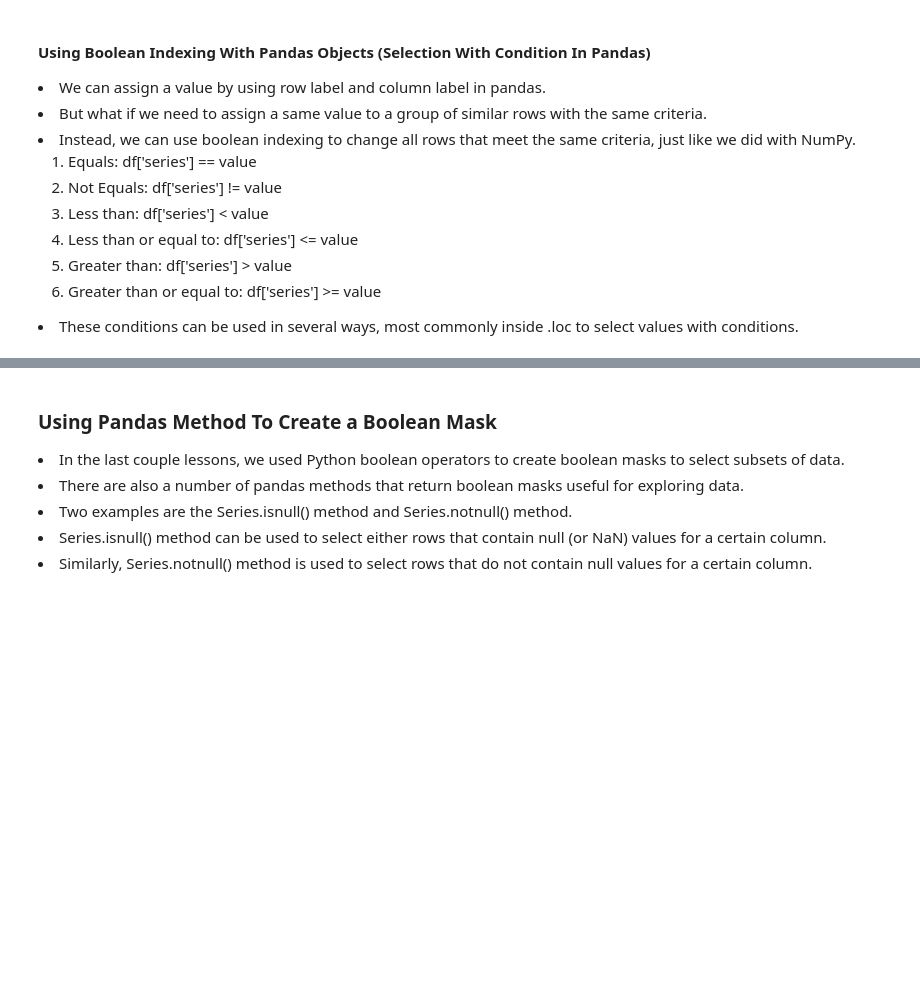
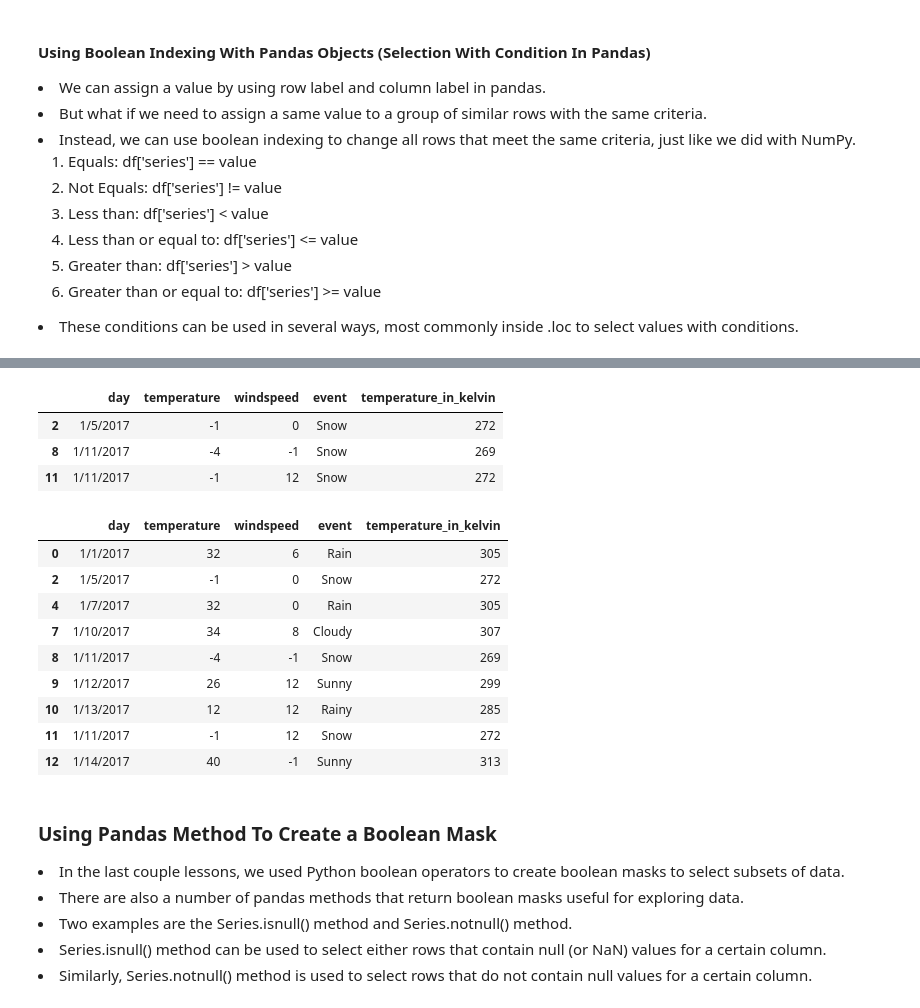
Before and after one commit to prabhat-123/Lumbini_DS_Class, a Jupyter notebook: pandas_review.ipynb, the cells around one changed output, grey strips where cells are left out. Drawn from its saved outputs; the diff is of its cells as text; code cells hidden in the pictures; blank space fills up the shorter version.

```diff
--- a/pandas_review.ipynb
+++ b/pandas_review.ipynb
@@ -452,0 +556,3 @@ df
+# %%
+weather_df = pd.read_csv('weather_data.csv', skiprows=2)
+weather_df
@@ -452,0 +598,4 @@ df
+# %%
+weather_df.loc[weather_df['temperature'] == 'not available', 'temperature'] = 0
+# %%
+weather_df['temperature'] = weather_df['temperature'].astype('int64')
@@ -452,0 +616,2 @@ df
+# %%
+weather_df['temperature_in_kelvin'] = weather_df['temperature'] + 273
@@ -505,3 +772,23 @@ Series.sum()
+# %%
+weather_df[weather_df['temperature'] < 0]
+# %% [output]
+|  | day | temperature | windspeed | event | temperature_in_kelvin |
+| 2 | 1/5/2017 | -1 | 0 | Snow | 272 |
+| 8 | 1/11/2017 | -4 | -1 | Snow | 269 |
+| 11 | 1/11/2017 | -1 | 12 | Snow | 272 |
+# %%
+weather_df[weather_df['temperature']!=0]
+# %% [output]
+|  | day | temperature | windspeed | event | temperature_in_kelvin |
+| 0 | 1/1/2017 | 32 | 6 | Rain | 305 |
+| 2 | 1/5/2017 | -1 | 0 | Snow | 272 |
+| 4 | 1/7/2017 | 32 | 0 | Rain | 305 |
+| 7 | 1/10/2017 | 34 | 8 | Cloudy | 307 |
+| 8 | 1/11/2017 | -4 | -1 | Snow | 269 |
+| 9 | 1/12/2017 | 26 | 12 | Sunny | 299 |
+| 10 | 1/13/2017 | 12 | 12 | Rainy | 285 |
+| 11 | 1/11/2017 | -1 | 12 | Snow | 272 |
+| 12 | 1/14/2017 | 40 | -1 | Sunny | 313 |
 # %% [markdown]
 ### Using Pandas Method To Create a Boolean Mask
 
```
Also changed, not shown: parts of 55 cells of this notebook.
